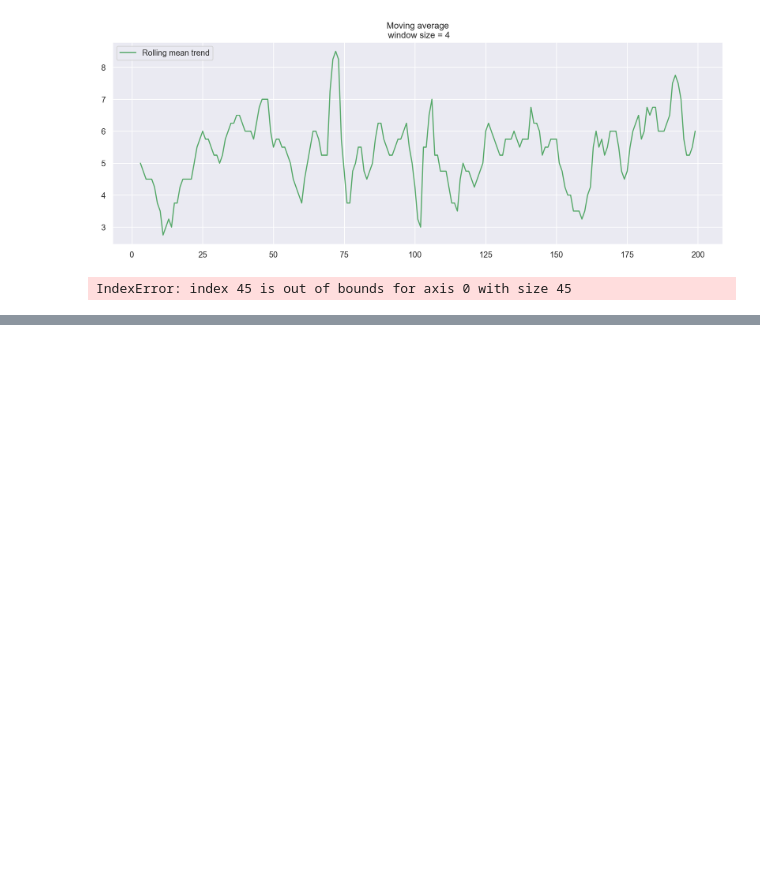
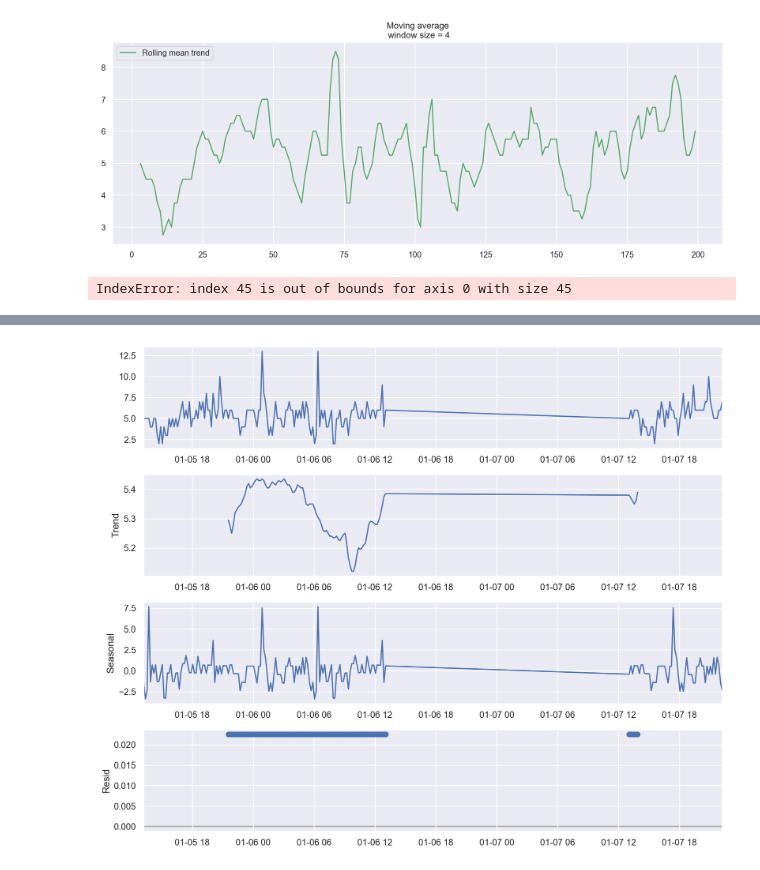
Before and after one commit to imilore-team/time_series, a Jupyter notebook: test.ipynb, the cells around one changed output, grey strips where cells are left out. Saved outputs shown, nothing was run; the diff lists cells and outputs as text; code cells hidden in the pictures; blank space fills up the shorter version.

```diff
--- a/test.ipynb
+++ b/test.ipynb
@@ -75,5 +107,3 @@ def plotMovingAverage(
     # plt.plot(series[window:], label="Actual values")
     plt.legend(loc="upper left")
     plt.grid(True)
-# %%
-df = pd.read_csv("data_export_merged.csv", delimiter=";")[:200] # , index_col="Time"
@@ -299,0 +323,15 @@ IndexError: index 45 is out of bounds for axis 0 with size 45
+# %%
+# импортируем функцию seasonal_decompose из statsmodels
+from statsmodels.tsa.seasonal import seasonal_decompose
+
+# задаем размер графика
+from pylab import rcParams
+rcParams['figure.figsize'] = 11, 9
+
+# применяем функцию к данным о перевозках
+decompose = seasonal_decompose(x=df,period=100)
+decompose.plot()
+
+plt.show()
+# %% [output]
+[figure, added]
```
Also changed, not shown: parts of 9 cells of this notebook.
